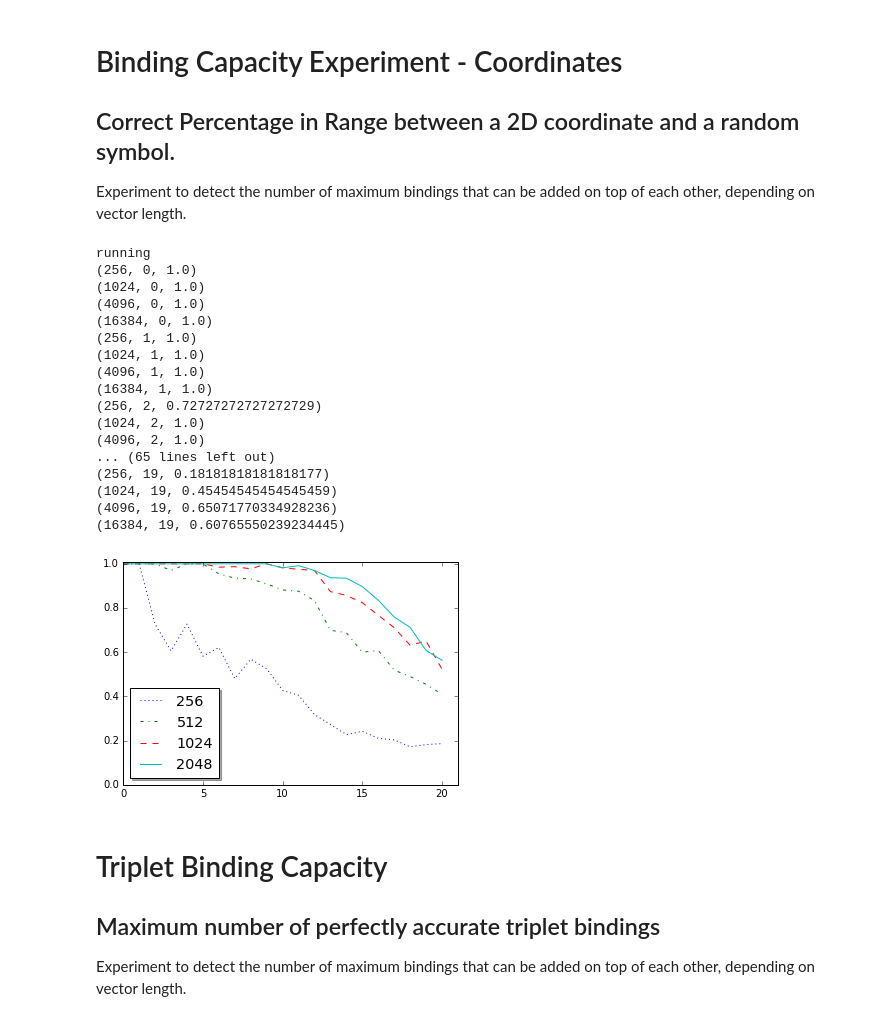
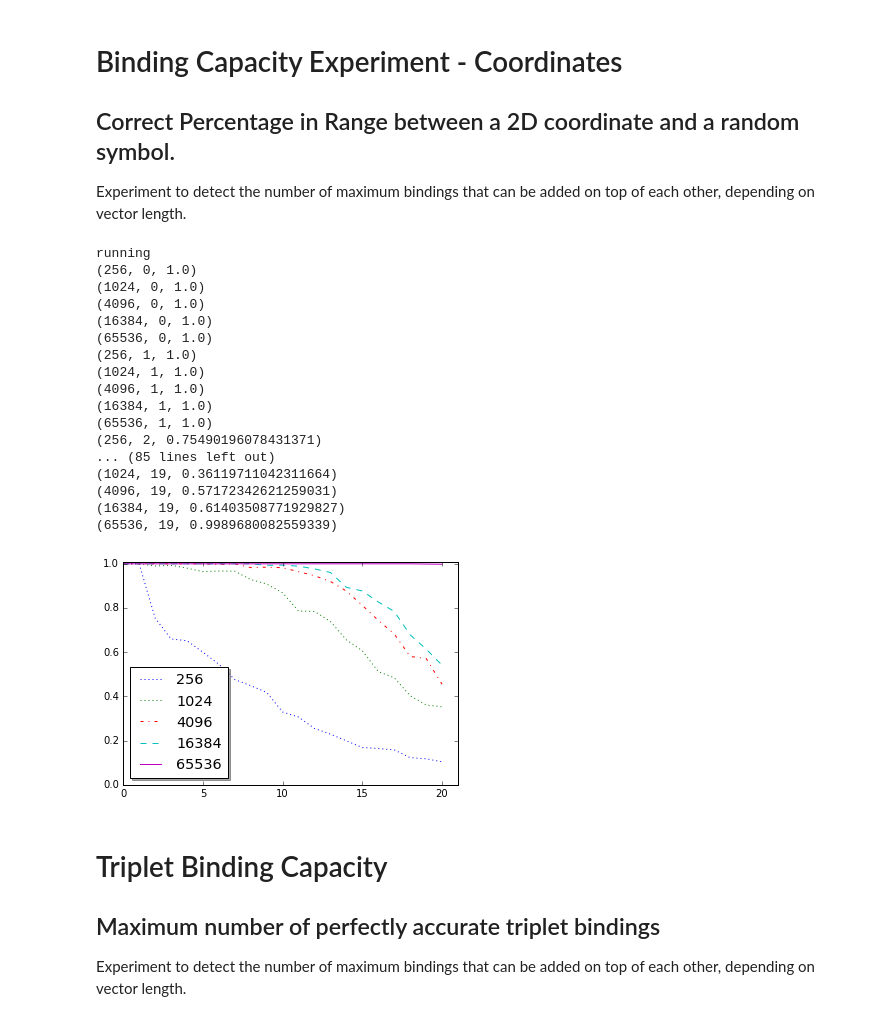
Before and after one commit to HBPNeurorobotics/holographic, a Jupyter notebook: vsa/HRR.ipynb, the cells around one changed output. Drawn from its saved outputs; the diff is of its cells as text; code cells hidden in the pictures.

```diff
--- a/vsa/HRR.ipynb
+++ b/vsa/HRR.ipynb
@@ -786,9 +786,9 @@ import legend
 HRR.reset_kernel()
 
 epsilon = 2
-it = 50
+it = 3
 steps = 7
-maxb = 25
+maxb = 20
 first_size = 128
 results = np.empty((steps,maxb+1), dtype=float)
 for i in range(steps):
@@ -878,8 +878,8 @@ HRR.reset_kernel()
 HRR.valid_range = ((0,100),(0,100))
 
 epsilon = 2
-it = 10
-steps = 4
+it = 50
+steps = 5
 maxb = 20
 first_size = 256
 results = np.empty((steps,maxb+1), dtype=float)
@@ -915,42 +915,42 @@ for bindings in range(maxb):
 
 
             for i in range(bindings):
                 fault = False
                 n = m % x[i]
                 for e in n.decodeCoordinate(dim=2,return_list=True):
                     if (abs(e[0][0] - y[i]) < epsilon and (e[0][1] - z[i]) < epsilon):
                         if (e[1] < HRR.distance_threshold):
                             fault = True
                     elif(e[1] >= HRR.distance_threshold):
                         fault = True
                 if fault:
                     miss += 1
 
         results[step][bindings+1] = 1.0 - (float(miss) / ((it + 1) * (bindings + 1)))
         print(HRR.size,bindings,results[step][bindings])
         HRR.reset_kernel()
         HRR.set_size(HRR.size*4)
 
 legend.getLegend(results,first_size)
 # %% [output]
 running
 (256, 0, 1.0)
 (1024, 0, 1.0)
 (4096, 0, 1.0)
 (16384, 0, 1.0)
+(65536, 0, 1.0)
 (256, 1, 1.0)
 (1024, 1, 1.0)
 (4096, 1, 1.0)
 (16384, 1, 1.0)
-(256, 2, 0.72727272727272729)
-(1024, 2, 1.0)
-(4096, 2, 1.0)
-... (65 lines left out)
-(256, 19, 0.18181818181818177)
-(1024, 19, 0.45454545454545459)
-(4096, 19, 0.65071770334928236)
-(16384, 19, 0.60765550239234445)
+(65536, 1, 1.0)
+(256, 2, 0.75490196078431371)
+... (85 lines left out)
+(1024, 19, 0.36119711042311664)
+(4096, 19, 0.57172342621259031)
+(16384, 19, 0.61403508771929827)
+(65536, 19, 0.9989680082559339)
-[figure, old version]
+[figure, new version]
 # %% [markdown]
 Triplet Binding Capacity
 =============================
```
Also changed, not shown: parts of 3 cells of this notebook, 11 other files.
